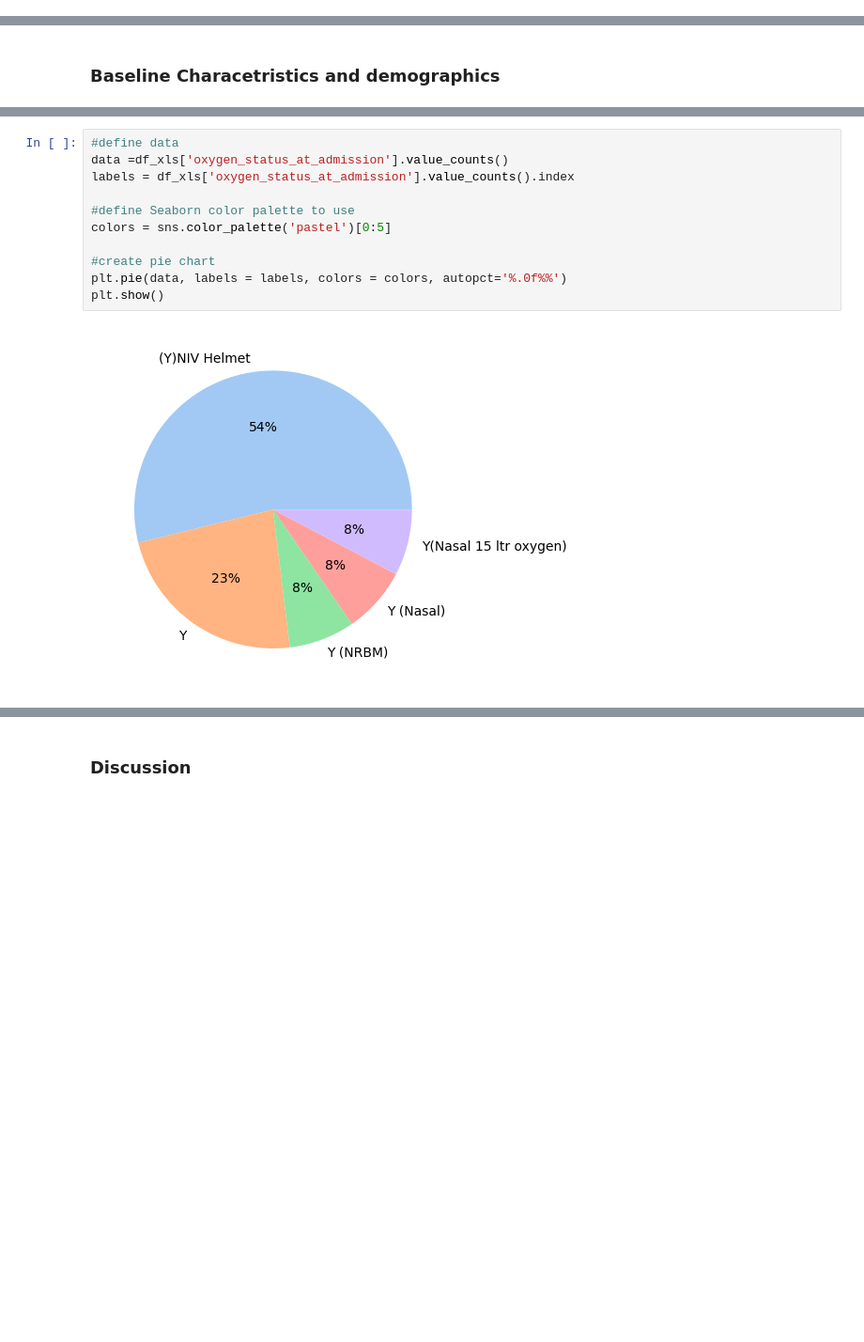
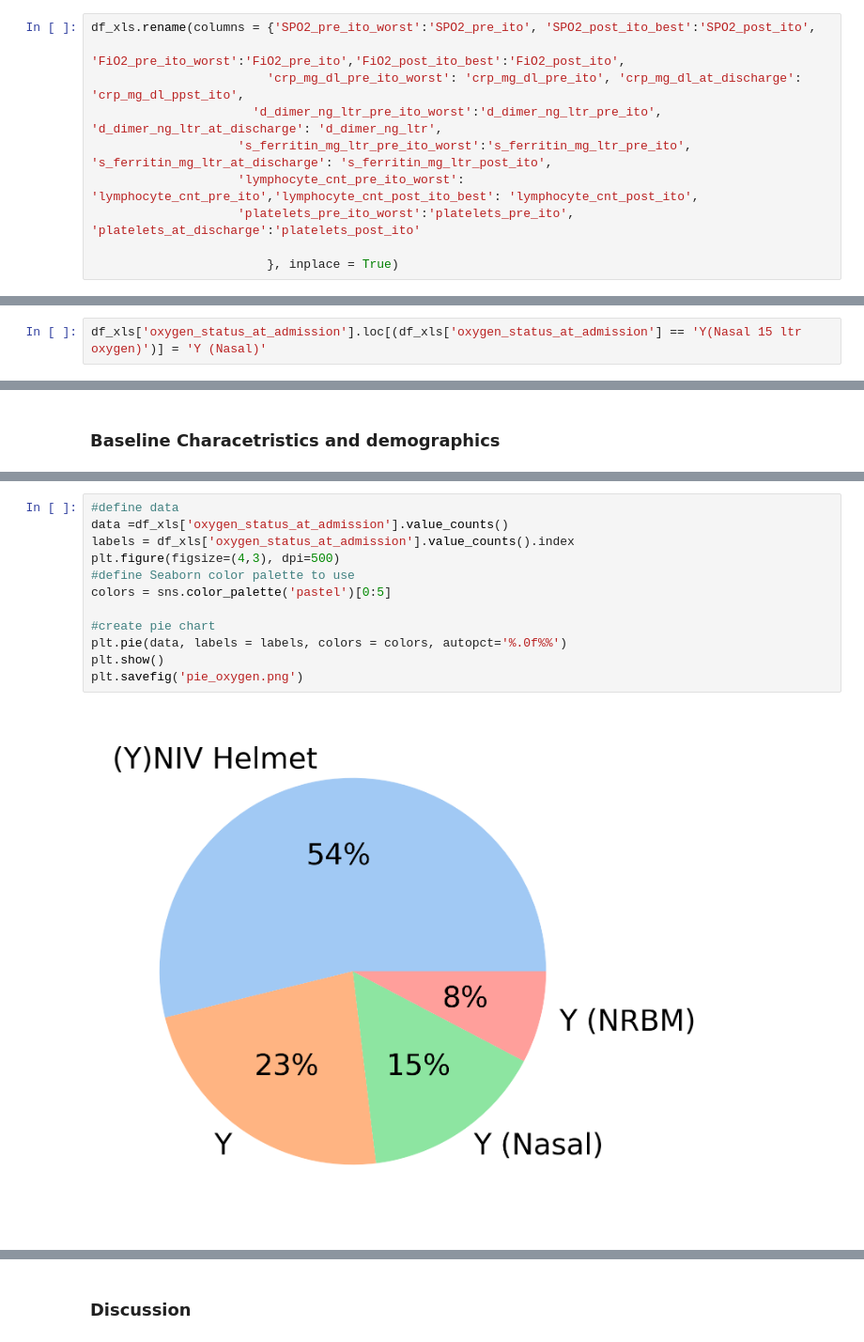
Before and after one commit to anidurg/DataCampProjects, a Jupyter notebook: covid_ito_effects_visualizations.ipynb, the cells around one changed output, grey strips where cells are left out. Shown at 94% size. Cells and saved outputs as stored; diff of their text form; blank space fills up the shorter version.

```diff
--- a/covid_ito_effects_visualizations.ipynb
+++ b/covid_ito_effects_visualizations.ipynb
@@ -72,0 +70,10 @@ memory usage: 7.0+ KB
+# %%
+df_xls.rename(columns = {'SPO2_pre_ito_worst':'SPO2_pre_ito', 'SPO2_post_ito_best':'SPO2_post_ito',
+                              'FiO2_pre_ito_worst':'FiO2_pre_ito','FiO2_post_ito_best':'FiO2_post_ito',
+                        'crp_mg_dl_pre_ito_worst': 'crp_mg_dl_pre_ito', 'crp_mg_dl_at_discharge': 'crp_mg_dl_ppst_ito',
+                      'd_dimer_ng_ltr_pre_ito_worst':'d_dimer_ng_ltr_pre_ito', 'd_dimer_ng_ltr_at_discharge': 'd_dimer_ng_ltr',
+                    's_ferritin_mg_ltr_pre_ito_worst':'s_ferritin_mg_ltr_pre_ito', 's_ferritin_mg_ltr_at_discharge': 's_ferritin_mg_ltr_post_ito',
+                    'lymphocyte_cnt_pre_ito_worst': 'lymphocyte_cnt_pre_ito','lymphocyte_cnt_post_ito_best': 'lymphocyte_cnt_post_ito',
+                    'platelets_pre_ito_worst':'platelets_pre_ito', 'platelets_at_discharge':'platelets_post_ito'
+
+                        }, inplace = True)
@@ -72,0 +89,2 @@ memory usage: 7.0+ KB
+# %%
+df_xls['oxygen_status_at_admission'].loc[(df_xls['oxygen_status_at_admission'] == 'Y(Nasal 15 ltr oxygen)')] = 'Y (Nasal)'
@@ -120,13 +168,14 @@ df_xls.shape
 # %%
 #define data
 data =df_xls['oxygen_status_at_admission'].value_counts()
 labels = df_xls['oxygen_status_at_admission'].value_counts().index
-
+plt.figure(figsize=(4,3), dpi=500)
 #define Seaborn color palette to use
 colors = sns.color_palette('pastel')[0:5]
 
 #create pie chart
 plt.pie(data, labels = labels, colors = colors, autopct='%.0f%%')
 plt.show()
+plt.savefig('pie_oxygen.png')
 # %% [output]
-[figure, old version]
+[figure, new version]
```
Also changed, not shown: parts of 25 cells of this notebook.
